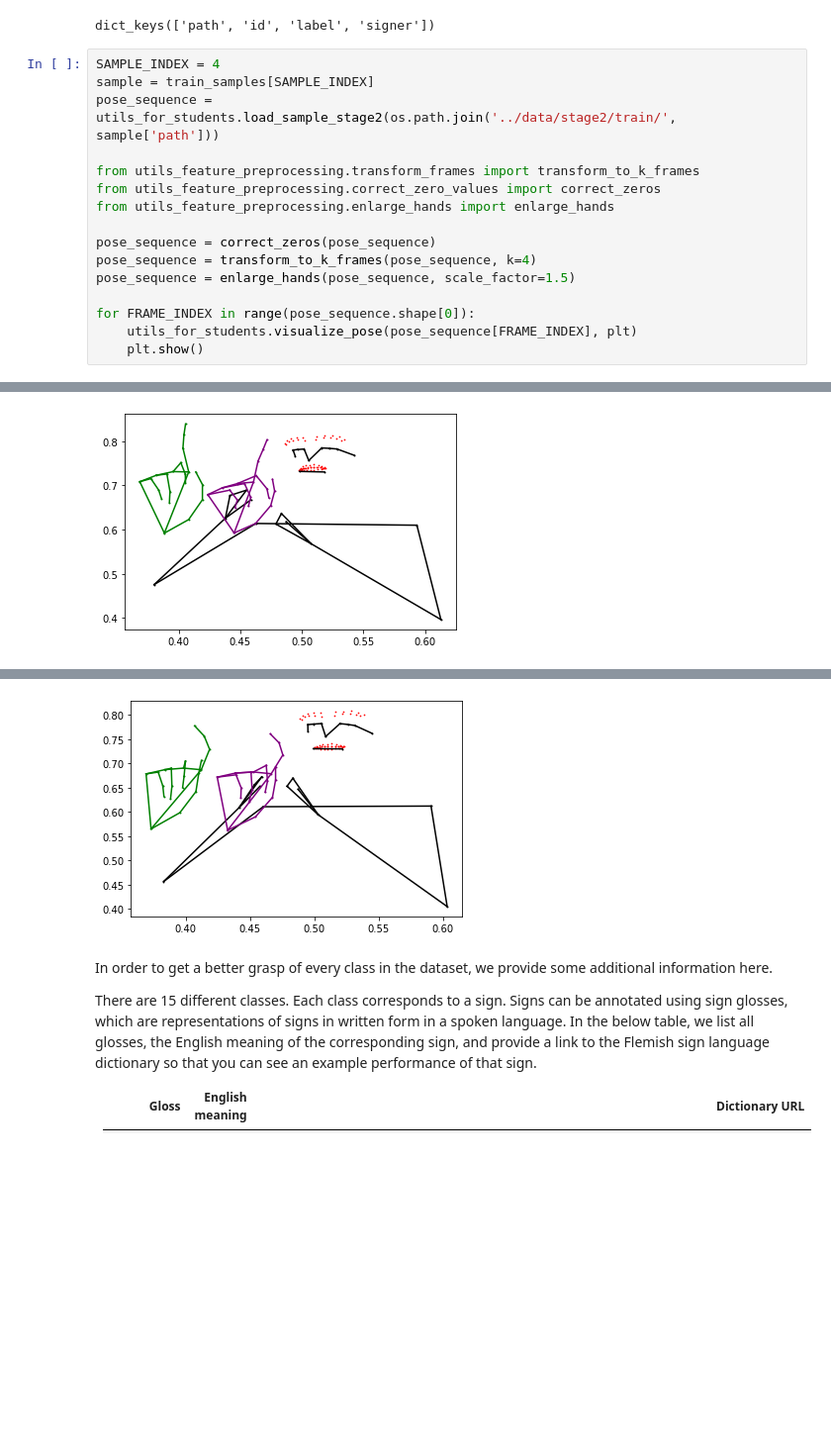
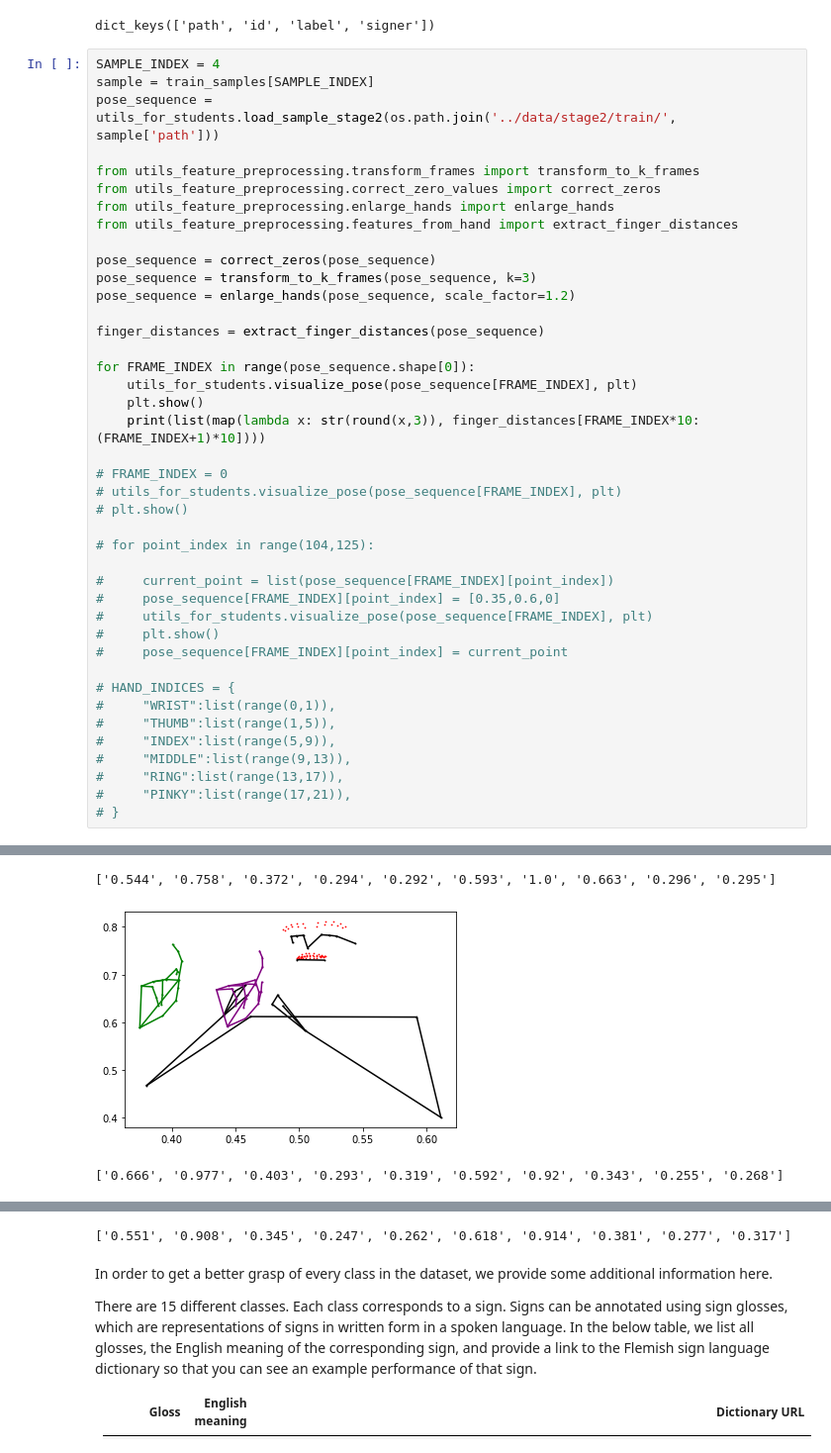
Before and after one commit to Joris104/MachineLearning, a Jupyter notebook: test_data_analysis/extended_fingers_test.ipynb, the cells around one changed output, grey strips where cells are left out. Shown at 99% size. Drawn from its saved outputs; the diff is of its cells as text; blank space fills up the shorter version.

Commit message:
Extra finger distances

```diff
--- a/test_data_analysis/extended_fingers_test.ipynb
+++ b/test_data_analysis/extended_fingers_test.ipynb
@@ -44,12 +44,37 @@ pose_sequence = utils_for_students.load_sample_stage2(os.path.join('../data/stag
 from utils_feature_preprocessing.transform_frames import transform_to_k_frames
 from utils_feature_preprocessing.correct_zero_values import correct_zeros
 from utils_feature_preprocessing.enlarge_hands import enlarge_hands
+from utils_feature_preprocessing.features_from_hand import extract_finger_distances
 
 pose_sequence = correct_zeros(pose_sequence)
-pose_sequence = transform_to_k_frames(pose_sequence, k=4)
-pose_sequence = enlarge_hands(pose_sequence, scale_factor=1.5)
+pose_sequence = transform_to_k_frames(pose_sequence, k=3)
+pose_sequence = enlarge_hands(pose_sequence, scale_factor=1.2)
+
+finger_distances = extract_finger_distances(pose_sequence)
 
 for FRAME_INDEX in range(pose_sequence.shape[0]):
     utils_for_students.visualize_pose(pose_sequence[FRAME_INDEX], plt)
     plt.show()
+    print(list(map(lambda x: str(round(x,3)), finger_distances[FRAME_INDEX*10:(FRAME_INDEX+1)*10])))
+
+# FRAME_INDEX = 0
+# utils_for_students.visualize_pose(pose_sequence[FRAME_INDEX], plt)
+# plt.show()
+
+# for point_index in range(104,125):
+
+#     current_point = list(pose_sequence[FRAME_INDEX][point_index])
+#     pose_sequence[FRAME_INDEX][point_index] = [0.35,0.6,0]
+#     utils_for_students.visualize_pose(pose_sequence[FRAME_INDEX], plt)
+#     plt.show()
+#     pose_sequence[FRAME_INDEX][point_index] = current_point
+
+# HAND_INDICES = {
+#     "WRIST":list(range(0,1)),
+#     "THUMB":list(range(1,5)),
+#     "INDEX":list(range(5,9)),
+#     "MIDDLE":list(range(9,13)),
+#     "RING":list(range(13,17)),
+#     "PINKY":list(range(17,21)),
+# }
 # %% [output]
@@ -57 +82,3 @@ for FRAME_INDEX in range(pose_sequence.shape[0]):
+['0.544', '0.758', '0.372', '0.294', '0.292', '0.593', '1.0', '0.663', '0.296', '0.295']
-[figure, old version]
+[figure, new version]
+['0.666', '0.977', '0.403', '0.293', '0.319', '0.592', '0.92', '0.343', '0.255', '0.268']
@@ -59,4 +86,4 @@ for FRAME_INDEX in range(pose_sequence.shape[0]):
-[figure, removed]
+['0.551', '0.908', '0.345', '0.247', '0.262', '0.618', '0.914', '0.381', '0.277', '0.317']
 # %% [markdown]
 In order to get a better grasp of every class in the dataset, we provide some additional information here.
 
```
Also changed, not shown: parts of 7 cells of this notebook, 1 other file.
